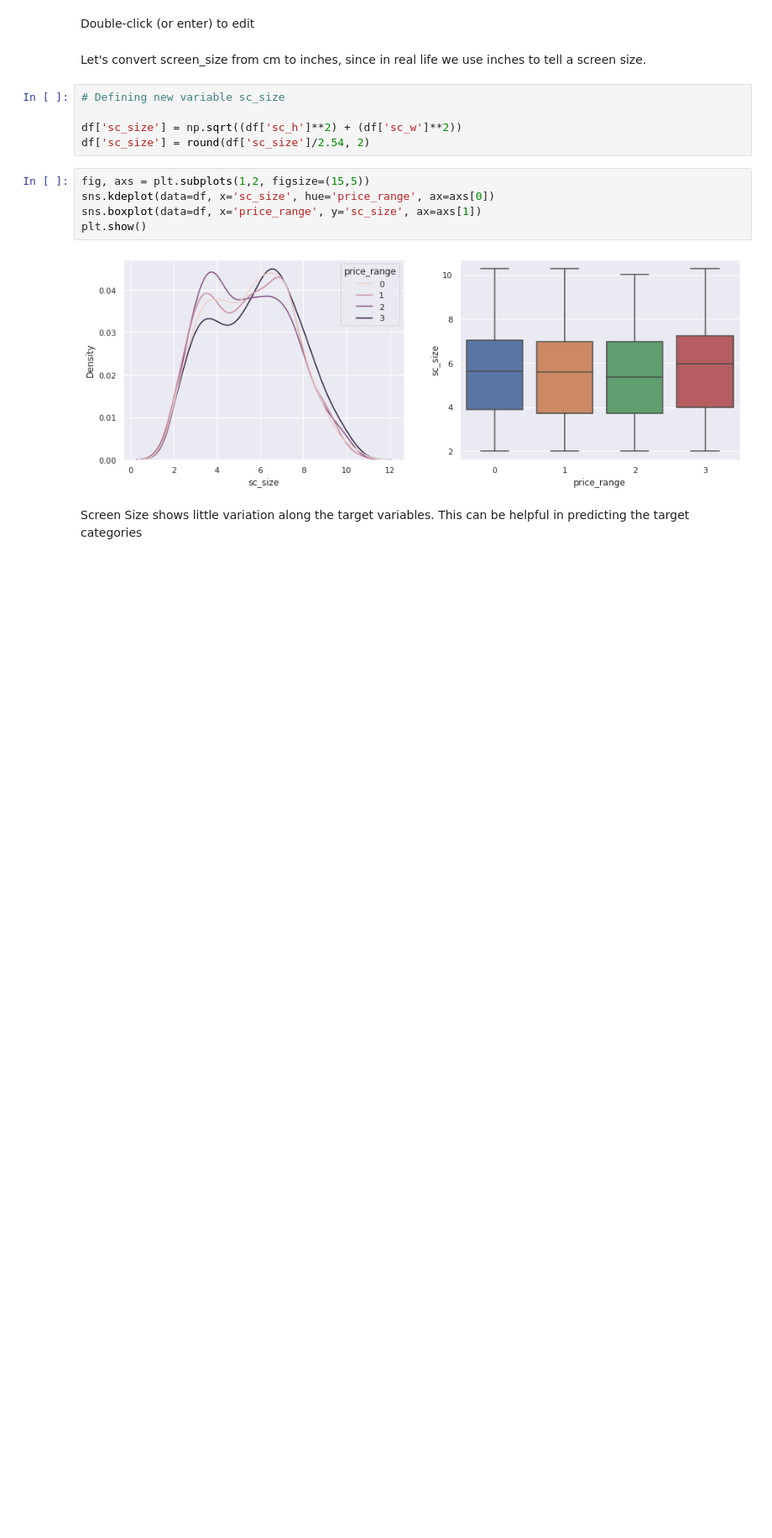
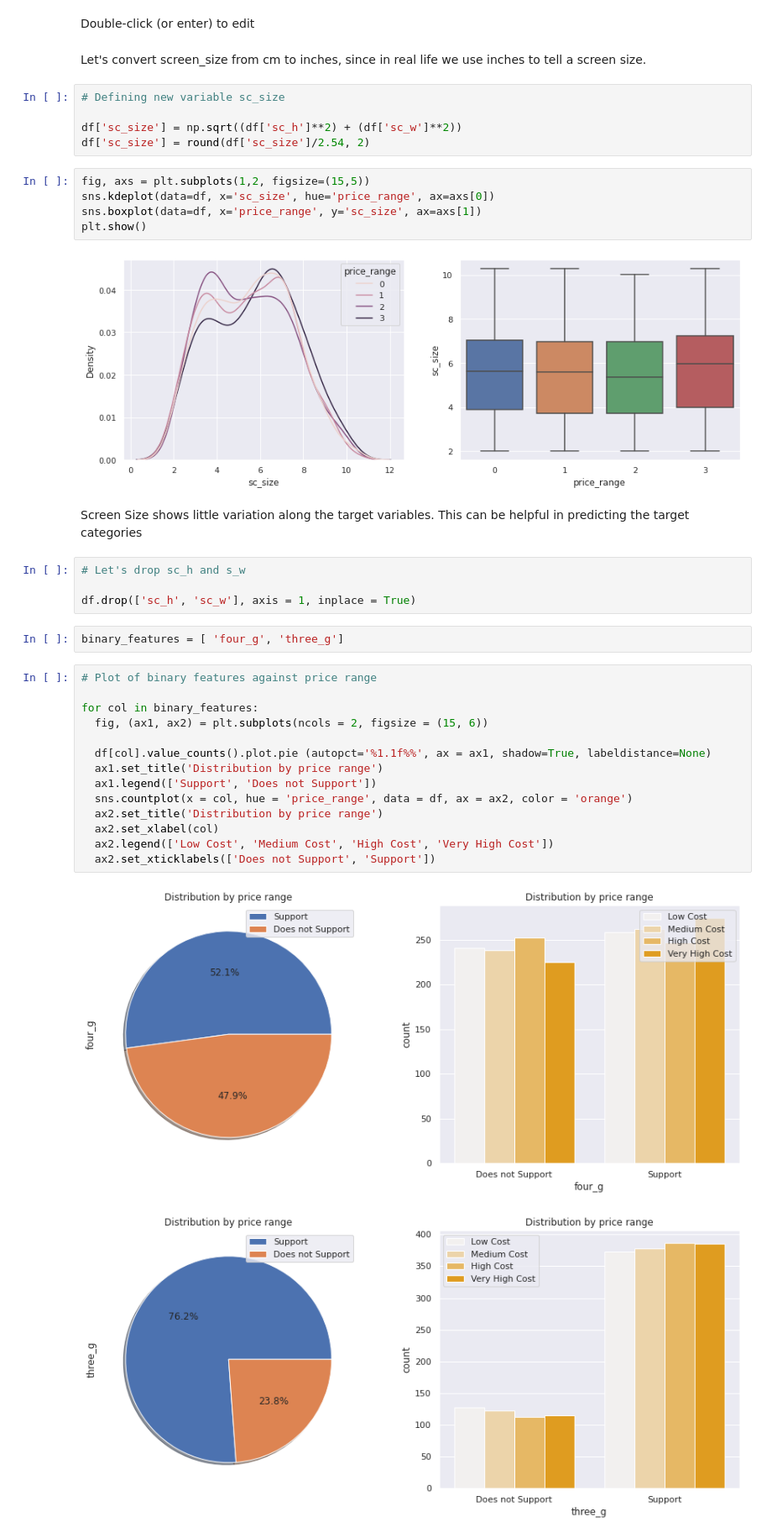
Before and after one commit to umeshbudhori/Mobile-Price-Range-Prediction, a Jupyter notebook: Mobile_Price_Range_Prediction.ipynb, the cells around one changed output. Shown at 84% size. Cells and saved outputs as stored; diff of their text form; blank space fills up the shorter version.

```diff
--- a/Mobile_Price_Range_Prediction.ipynb
+++ b/Mobile_Price_Range_Prediction.ipynb
@@ -321,3 +321,26 @@ plt.show()
 [figure]
 # %% [markdown]
 Screen Size shows little variation along the target variables. This can be helpful in predicting the target categories
+# %%
+# Let's drop sc_h and s_w
+
+df.drop(['sc_h', 'sc_w'], axis = 1, inplace = True)
+# %%
+binary_features = [ 'four_g', 'three_g']
+# %%
+# Plot of binary features against price range
+
+for col in binary_features:
+  fig, (ax1, ax2) = plt.subplots(ncols = 2, figsize = (15, 6))
+
+  df[col].value_counts().plot.pie (autopct='%1.1f%%', ax = ax1, shadow=True, labeldistance=None)
+  ax1.set_title('Distribution by price range')
+  ax1.legend(['Support', 'Does not Support'])
+  sns.countplot(x = col, hue = 'price_range', data = df, ax = ax2, color = 'orange')
+  ax2.set_title('Distribution by price range')
+  ax2.set_xlabel(col)
+  ax2.legend(['Low Cost', 'Medium Cost', 'High Cost', 'Very High Cost'])
+  ax2.set_xticklabels(['Does not Support', 'Support'])
+# %% [output]
+[figure, added]
+[figure, added]
```
Also changed, not shown: parts of 23 cells of this notebook.
